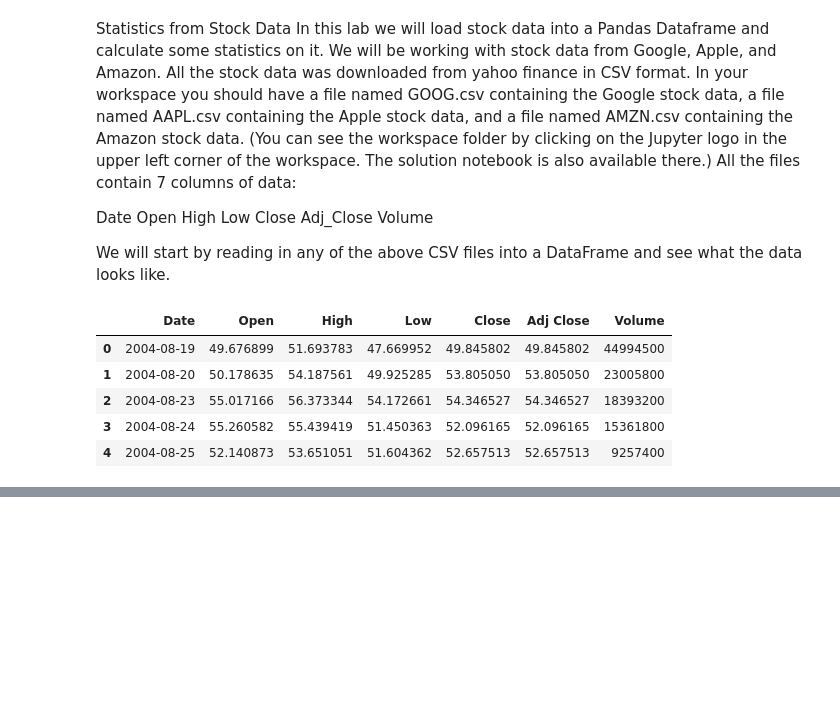
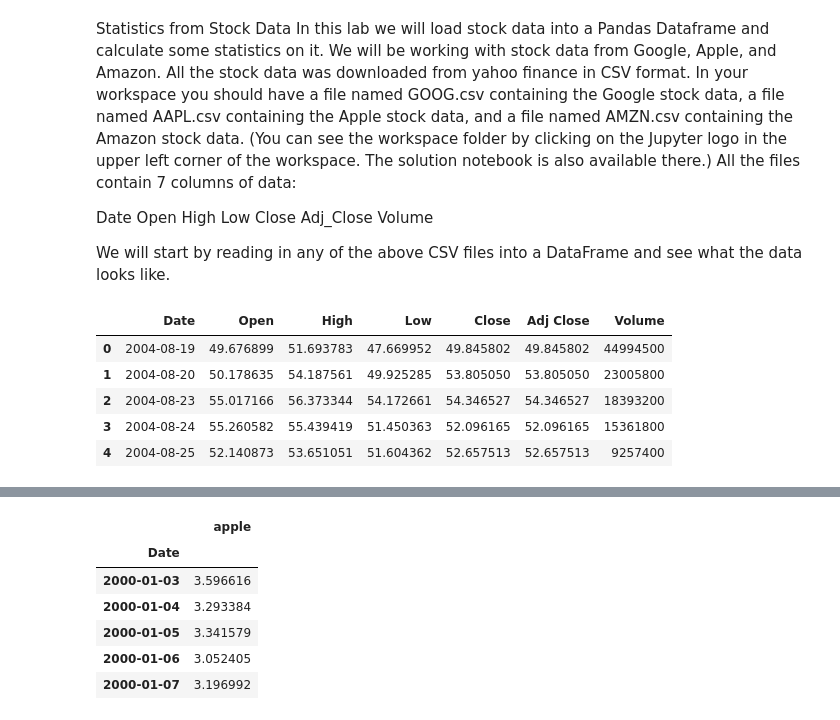
Before and after one commit to jjacque1/Learning-Numpy-in-JupyterNotebooks, a Jupyter notebook: statistics_from_stock_data.ipynb, the cells around one changed output, grey strips where cells are left out. Saved outputs shown, nothing was run; the diff lists cells and outputs as text; code cells hidden in the pictures; blank space fills up the shorter version.

```diff
--- a/statistics_from_stock_data.ipynb
+++ b/statistics_from_stock_data.ipynb
@@ -23,0 +116,11 @@ df.head()
+# %%
+# We display the google_stock DataFrame
+apple_stock.head()
+# %% [output]
+|  | apple |
+| Date |  |
+| 2000-01-03 | 3.596616 |
+| 2000-01-04 | 3.293384 |
+| 2000-01-05 | 3.341579 |
+| 2000-01-06 | 3.052405 |
+| 2000-01-07 | 3.196992 |
```
Also changed, not shown: parts of 31 cells of this notebook.
